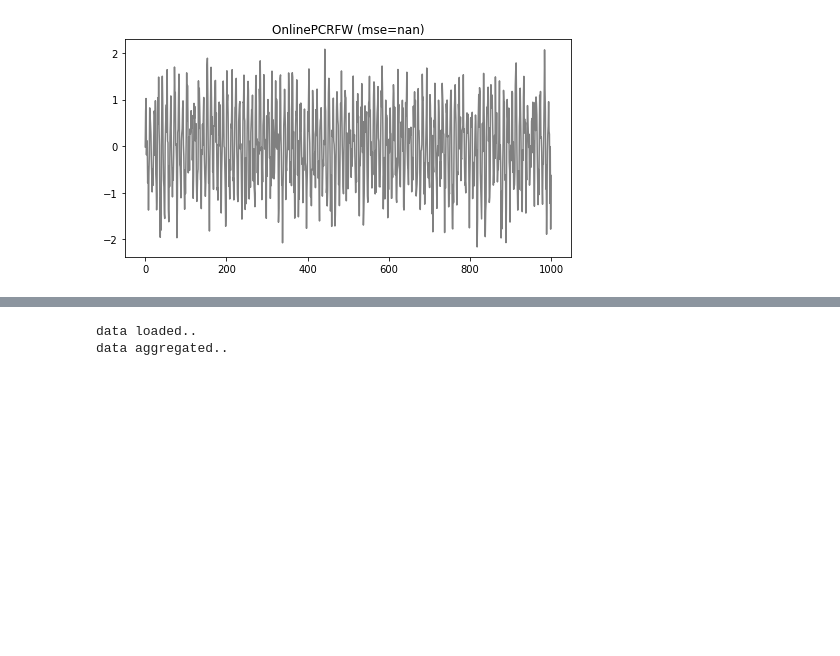
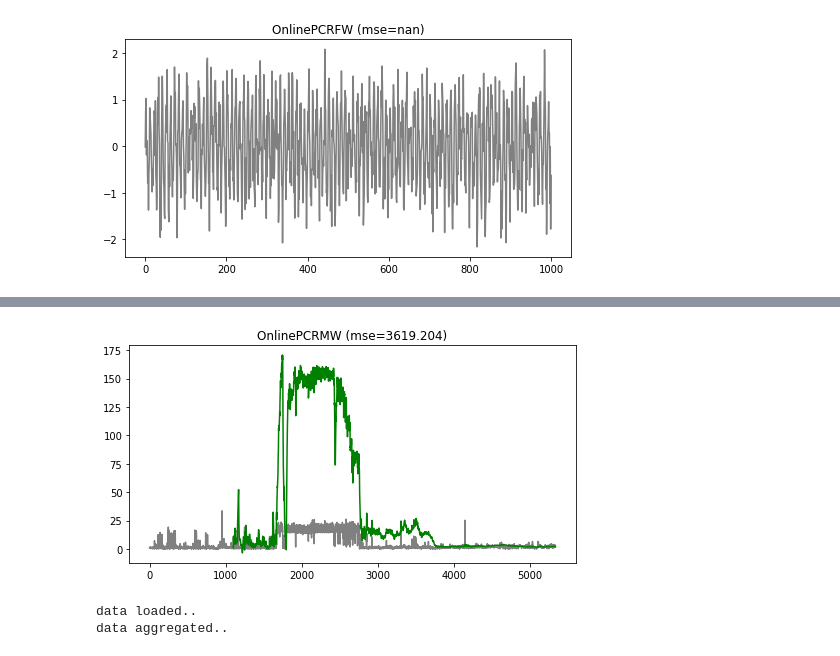
Before and after one commit to danielsuo/skgaip, a Jupyter notebook: notebooks/2020-06-01 FW.ipynb, the cells around one changed output, grey strips where cells are left out. Cells and saved outputs as stored; diff of their text form; code cells hidden in the pictures; blank space fills up the shorter version.

```diff
--- a/notebooks/2020-06-01 FW.ipynb
+++ b/notebooks/2020-06-01 FW.ipynb
@@ -247,3 +228,73 @@ err, Y_pred = TestOnlinePCRMW(x_train, x_test, H, W)
+# %%
+# OnlinePCR, MW
+
+"""
+𝛂 (jnp.ndarray): a vector of length W
+x (jnp.ndarray): true values from 0 to W - 1
+𝛘 (jnp.ndarray): W histories with d * H dimensions
+B (jnp.ndarray): Projection matrix from d * H dimensions to d * H dimensions
+𝜆 (float): regularization factor
+
+𝜑(𝛂, B) = 𝓁(-𝜆 * W * 𝛂, x) / W + 𝜆 / 2 * 𝛂.T @ 𝛘 @ B @ 𝛘.T @ 𝛂
+
+d𝜑(𝛂, B)/d𝛂 = (-𝜆 * W * 𝛂 - x) / W + 𝜆 * 𝛘 @ B @ 𝛘.T @ 𝛂
+            = 0
+
+𝛂 = (I - 𝛘 @ B @ 𝛘.T)^-1 @ (-x / (W * 𝜆))
+"""
+
+def min_𝛂(x, 𝛘, B, W, 𝜆):
+    XBX = 𝛘 @ B @ 𝛘.T
+    inv = jnp.linalg.pinv(jnp.eye(XBX.shape[0]) - XBX)
+    return inv @ (-x / (W * 𝜆))
+
+def grad_f_B(𝛂, 𝛘, 𝜆):
+    return - 𝜆 / 2 * jnp.outer(𝛂 @ 𝛘, 𝛂 @ 𝛘)
+
+def TestOnlinePCRMW(x_train, x_test, H, W):
+    X_train, Y_train = AR_feat(x_train, H)
+    X_test, Y_test = AR_feat(x_test, H)
+
+    d = 1
+    C = 1
+    B = jnp.eye(d * H)
+    P = jnp.zeros_like(B)
+    𝜆 = 1000
+
+    T = X_test.shape[0]
+
+    𝜂 = 𝜆 / jnp.sqrt(T)
+    𝜂 = 0
+
+    Y_pred = []
+
+    for t in tqdm.tqdm(range(W, T)):
+        eigvals, eigvecs = jnp.linalg.eigh(B)
+        M = eigvecs @ jnp.diag(jnp.sqrt(eigvals)) @ eigvecs.T
+
+        ls = sklearn.linear_model.Ridge(𝜆)
+        ls.fit(X_test[t - W:t] @ M.T, Y_test[t - W:t])
+
+        Y_pred.append(ls.predict(X_test[t].reshape(1, -1))[0])
+
+        𝛂 = min_𝛂(Y_test[t - W + 1:t + 1], X_test[t - W + 1:t + 1], B, W, 𝜆)
+
+        p = grad_f_B(𝛂, X_test[t - W + 1 : t + 1], 𝜆)
+        P += p
+        eigvals, eigvecs = jnp.linalg.eigh(P)
+
+        exp = jnp.exp(-𝜂 * eigvals)
+
+        v = eigvecs @ jnp.diag(exp) @ eigvecs.T
+        B = v / exp.sum()
+
+    err = trunc_mse(Y_test, Y_pred)
+    viz(x_test, Y_pred, title='OnlinePCRMW (mse=%.3f)' % err, color='green')
+    return err, Y_pred
+
+err, Y_pred = TestOnlinePCRMW(x_train, x_test, H, W)
+# %% [output]
+[figure, added]
 # %%
 # Least Squares AR
 plt.rc('figure', figsize=(8,4))
```
Also changed, not shown: parts of 1 cell of this notebook, 4 other files.
